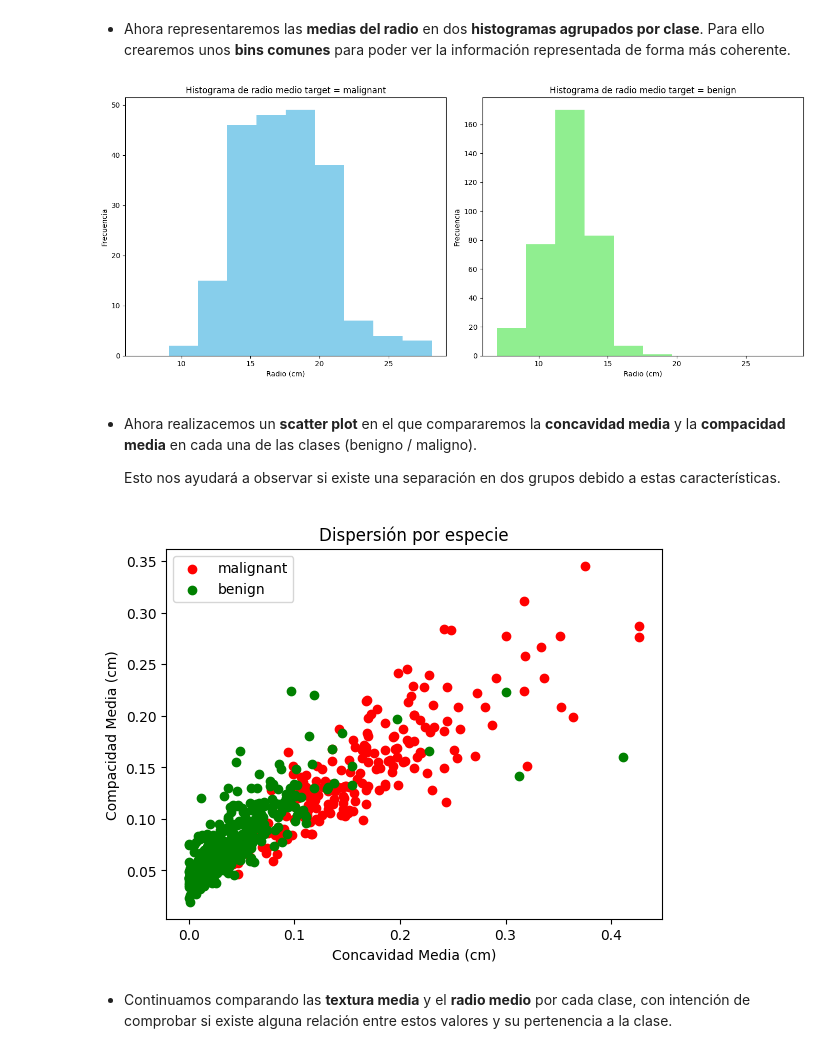
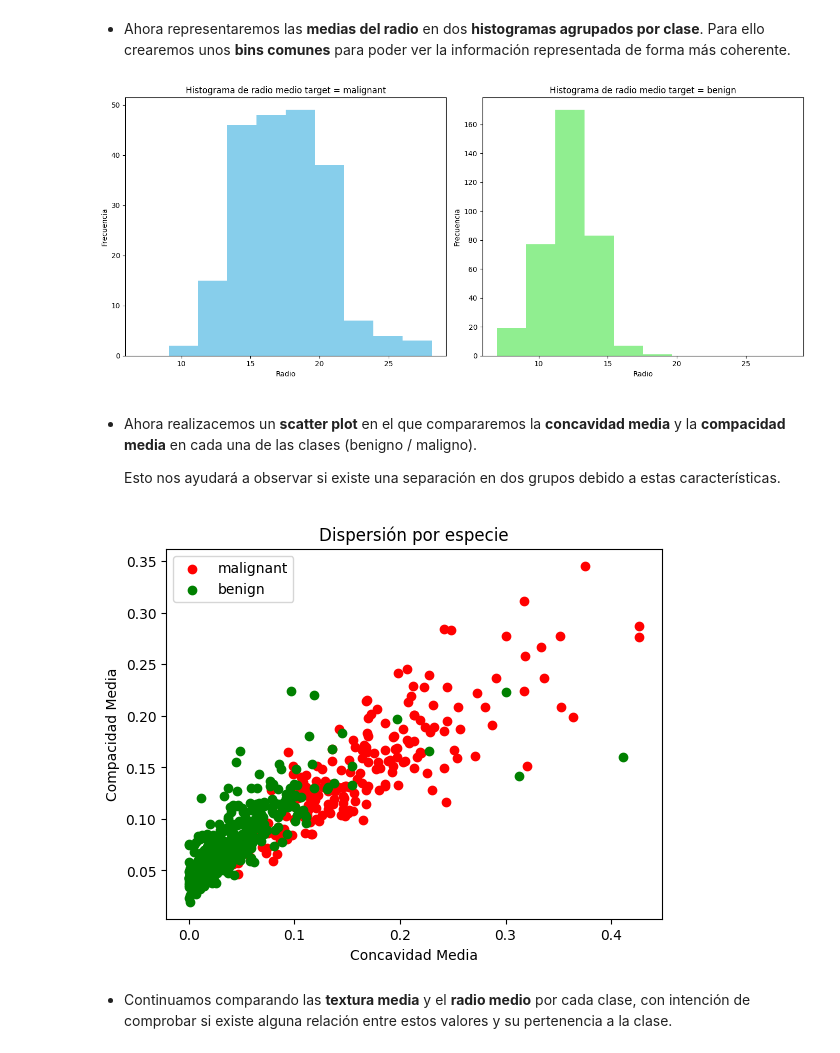
Before and after one commit to Javierub32/3-Carrera-Software, a Jupyter notebook: Aprendizaje Automatico/Practicas/PR01/main.ipynb, the cells around one changed output. Saved outputs shown, nothing was run; the diff lists cells and outputs as text; code cells hidden in the pictures.

```diff
--- a/Aprendizaje Automatico/Practicas/PR01/main.ipynb
+++ b/Aprendizaje Automatico/Practicas/PR01/main.ipynb
@@ -106,19 +106,19 @@ plt.figure(figsize=(14,6))
 plt.subplot(121)
 plt.hist(data_0, bins=bins, color='skyblue')
 plt.title(f'Histograma de radio medio target = {target_names[0]}')
-plt.xlabel('Radio (cm)')
+plt.xlabel('Radio')
 plt.ylabel('Frecuencia')
 
 plt.subplot(122)
 plt.hist(data_1, bins=bins, color='lightgreen')
 plt.title(f'Histograma de radio medio target = {target_names[1]}')
-plt.xlabel('Radio (cm)')
+plt.xlabel('Radio')
 plt.ylabel('Frecuencia')
 
 plt.tight_layout()
 plt.show()
 # %% [output]
-[figure, old version]
+[figure, new version]
 # %% [markdown]
 - Ahora realizacemos un **scatter plot** en el que compararemos la **concavidad media** y la **compacidad media** en cada una de las clases (benigno / maligno).
 
@@ -126,16 +126,16 @@ plt.show()
 # %%
 colors = ['red', 'green']
 for i in range(2):
     plt.scatter(df_means[df_means['target'] == i]['mean concavity'],
                 df_means[df_means['target'] == i]['mean compactness'],
                 label=target_names[i], color=colors[i])
-plt.xlabel('Concavidad Media (cm)')
-plt.ylabel('Compacidad Media (cm)')
+plt.xlabel('Concavidad Media')
+plt.ylabel('Compacidad Media')
 plt.title('Dispersión por especie')
 plt.legend()
 plt.show()
 # %% [output]
-[figure, old version]
+[figure, new version]
 # %% [markdown]
 - Continuamos comparando las **textura media** y el **radio medio** por cada clase, con intención de comprobar si existe alguna relación entre estos valores y su pertenencia a la clase.
 # %%
```
Also changed, not shown: 8 other files.
